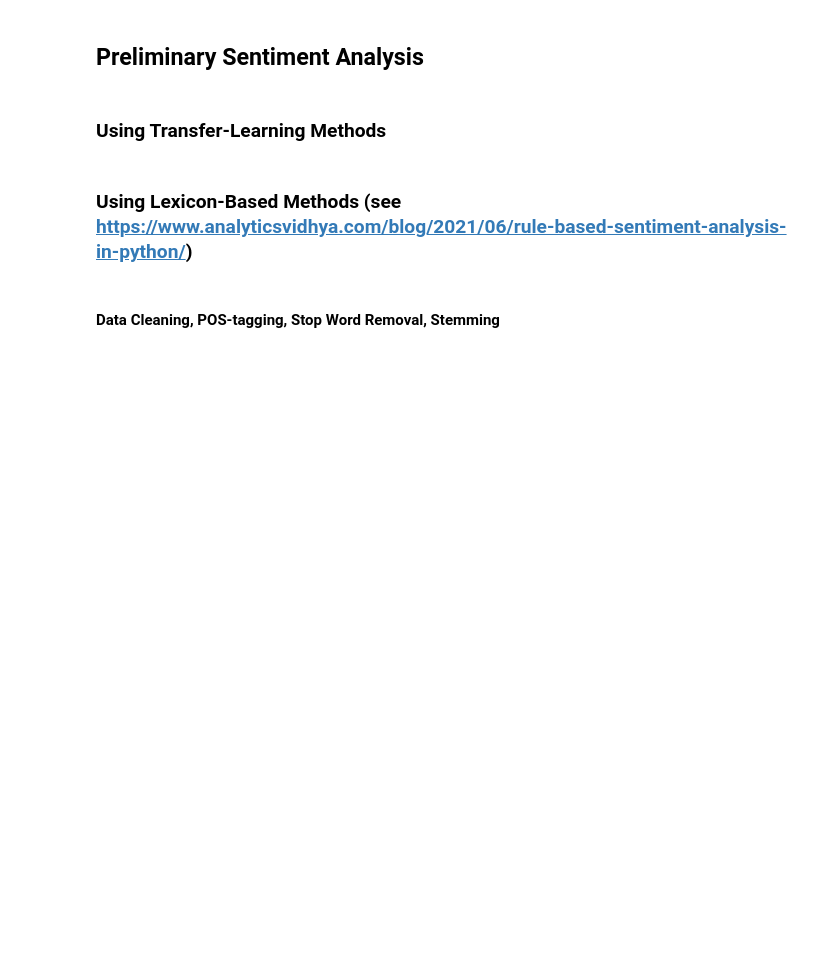
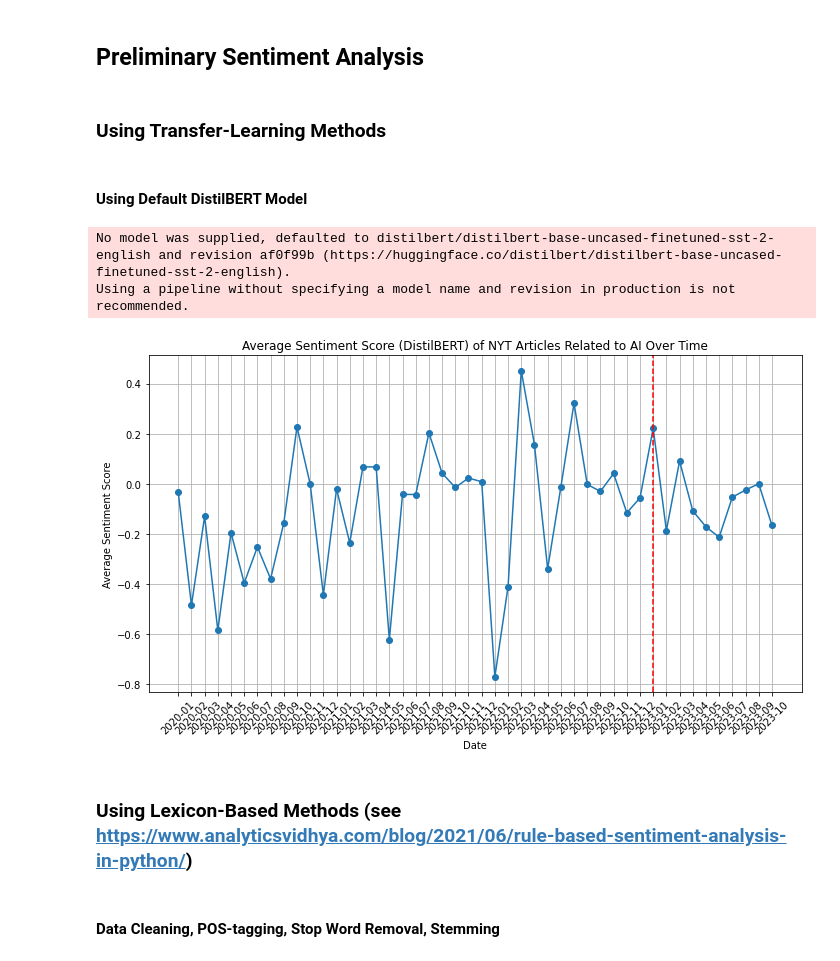
Before and after one commit to nadyatan21/ECON1620-Spring2024, a Jupyter notebook: ProjTwo/Draft_Two_Code_Nadya.ipynb, the cells around one changed output. Saved outputs shown, nothing was run; the diff lists cells and outputs as text; code cells hidden in the pictures; blank space fills up the shorter version.

```diff
--- a/ProjTwo/Draft_Two_Code_Nadya.ipynb
+++ b/ProjTwo/Draft_Two_Code_Nadya.ipynb
@@ -110,6 +128,52 @@ nyt_data.drop(columns=['Unnamed: 0'])
 ## Preliminary Sentiment Analysis
 # %% [markdown]
 ### Using Transfer-Learning Methods
+# %% [markdown]
+#### Using Default DistilBERT Model
+# %%
+# Initiate a pipeline with the default sentiment analysis model
+sentiment_pipeline = pipeline("sentiment-analysis")
+
+# Convert paragraphs to strings
+nyt_data['paragraph'] = nyt_data['paragraph'].astype(str)
+
+# Function to calculate sentiment score
+def calculate_sentiment_score(paragraph):
+    # Perform sentiment analysis on the paragraph
+    sentiment = sentiment_pipeline(paragraph)[0]
+
+    # If sentiment is negative, return -1 * score
+    if sentiment['label'] == 'NEGATIVE':
+        return -1 * sentiment['score']
+    # If sentiment is positive, return +1 * score
+    elif sentiment['label'] == 'POSITIVE':
+        return sentiment['score']
+    else:
+        return None
+
+# Apply the function to each row and create a new column 'sentiment_score'
+nyt_data['distilbert_sentiment_score'] = nyt_data['paragraph'].apply(calculate_sentiment_score)
+# %% [output]
+No model was supplied, defaulted to distilbert/distilbert-base-uncased-finetuned-sst-2-english and revision af0f99b (https://huggingface.co/distilbert/distilbert-base-uncased-finetuned-sst-2-english).
+Using a pipeline without specifying a model name and revision in production is not recommended.
+# %%
+# Group by date and calculate average sentiment score
+average_sentiment_by_date = nyt_data.groupby('date')['distilbert_sentiment_score'].mean()
+
+# Plot the time-wise graph
+plt.figure(figsize=(10, 6))
+plt.plot(average_sentiment_by_date.index, average_sentiment_by_date.values, marker='o', linestyle='-')
+plt.title('Average Sentiment Score (DistilBERT) of NYT Articles Related to AI Over Time')
+plt.xlabel('Date')
+plt.ylabel('Average Sentiment Score')
+plt.grid(True)
+plt.xticks(rotation=45)
+plt.tight_layout()
+# Draw a horizontal line at date '2023-01'
+plt.axvline(x='2023-01', color='r', linestyle='--', label='2023-01')
+plt.show()
+# %% [output]
+[figure, added]
 # %% [markdown]
 ### Using Lexicon-Based Methods (see https://www.analyticsvidhya.com/blog/2021/06/rule-based-sentiment-analysis-in-python/)
 # %% [markdown]
```
Also changed, not shown: parts of 22 cells of this notebook.
